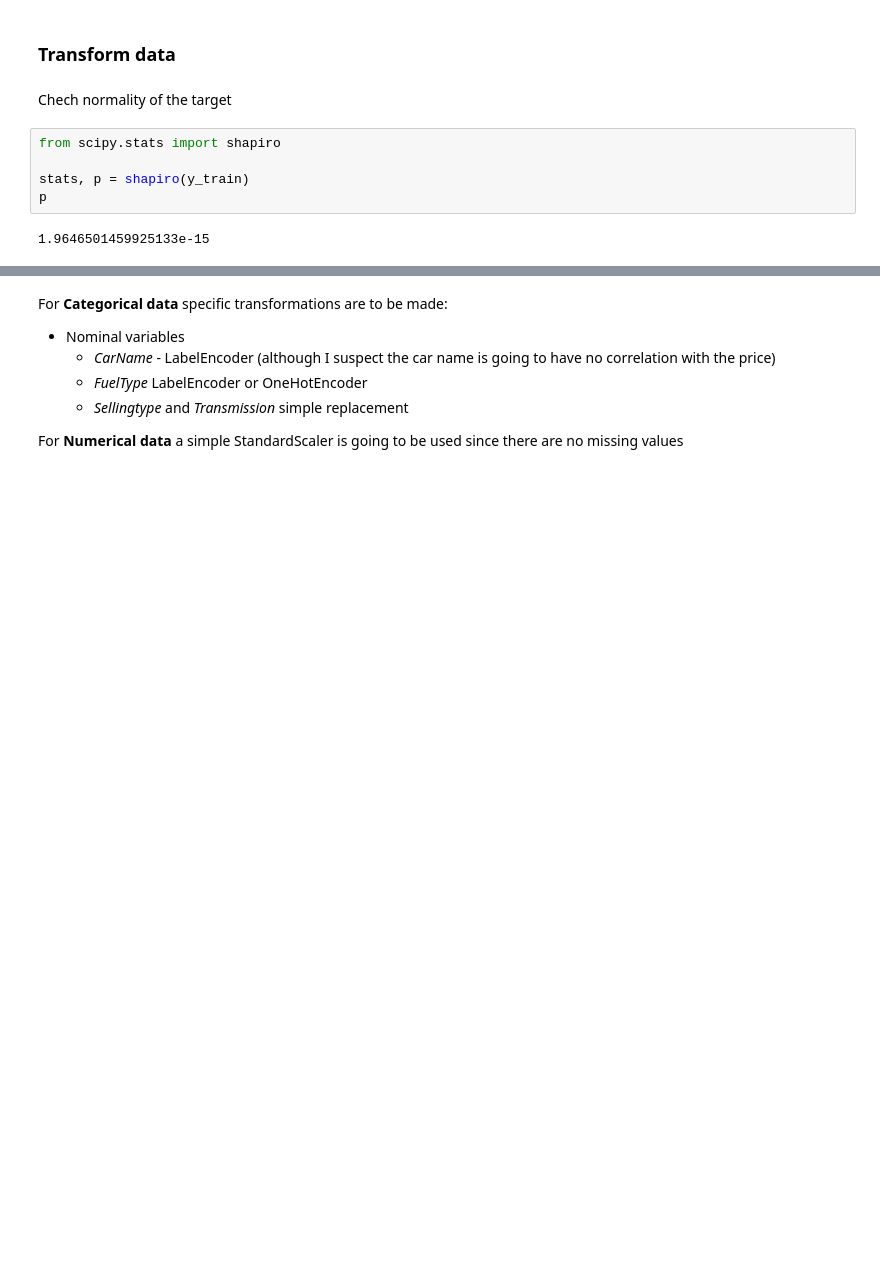
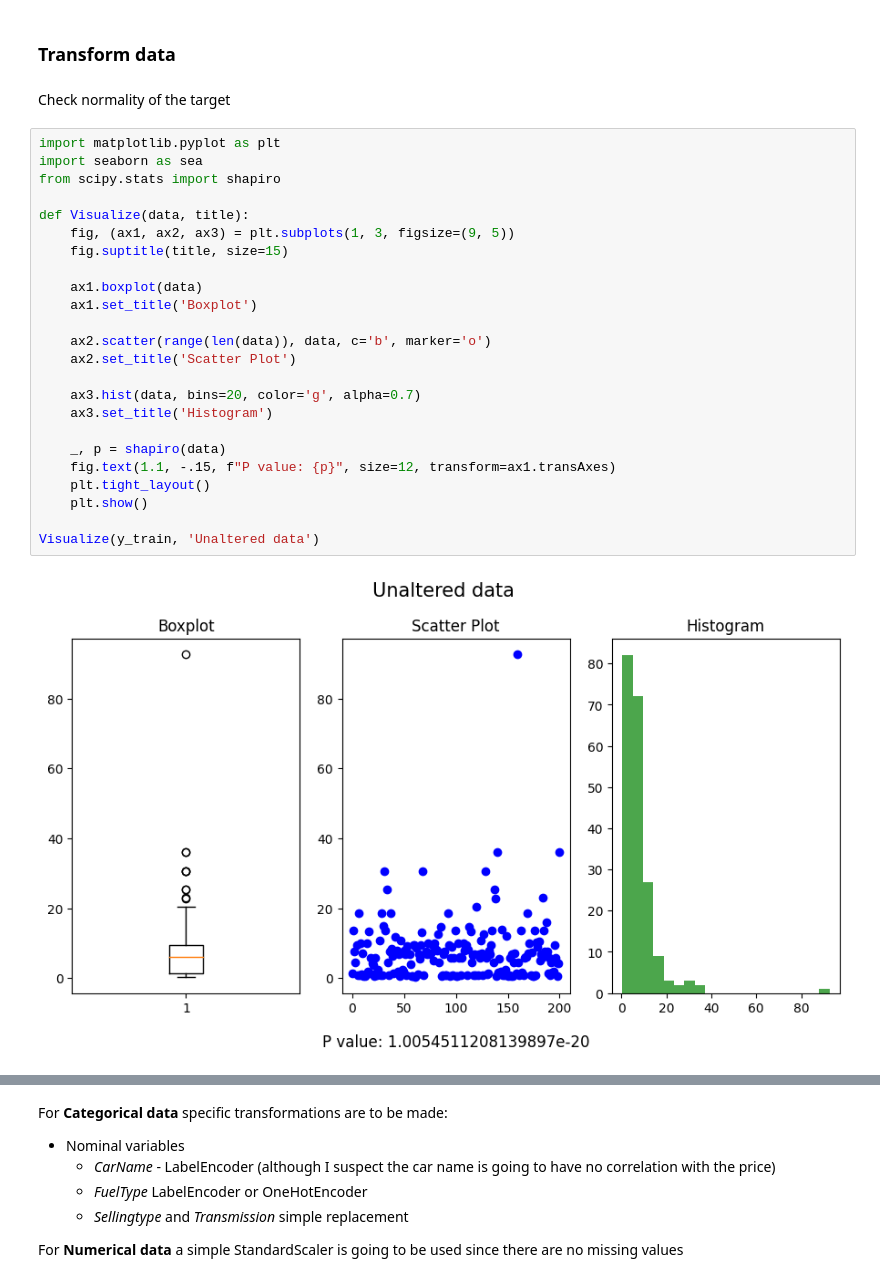
Before and after one commit to esolanoo/Car-Prices-Prediction, a Jupyter notebook: Car Price Prediction.ipynb, the cells around one changed output, grey strips where cells are left out. Drawn from its saved outputs; the diff is of its cells as text; blank space fills up the shorter version.

```diff
--- a/Car Price Prediction.ipynb
+++ b/Car Price Prediction.ipynb
@@ -95,12 +95,31 @@ X_train.sample(3)
 # %% [markdown]
 ### Transform data
 # %% [markdown]
-Chech normality of the target
+Check normality of the target
-# %%
-from scipy.stats import shapiro
-
-stats, p = shapiro(y_train)
-p
-# %% [output]
-1.9646501459925133e-15
+# %%
+import matplotlib.pyplot as plt
+import seaborn as sea
+from scipy.stats import shapiro
+
+def Visualize(data, title):
+    fig, (ax1, ax2, ax3) = plt.subplots(1, 3, figsize=(9, 5))
+    fig.suptitle(title, size=15)
+
+    ax1.boxplot(data)
+    ax1.set_title('Boxplot')
+
+    ax2.scatter(range(len(data)), data, c='b', marker='o')
+    ax2.set_title('Scatter Plot')
+
+    ax3.hist(data, bins=20, color='g', alpha=0.7)
+    ax3.set_title('Histogram')
+
+    _, p = shapiro(data)
+    fig.text(1.1, -.15, f"P value: {p}", size=12, transform=ax1.transAxes)
+    plt.tight_layout()
+    plt.show()
+
+Visualize(y_train, 'Unaltered data')
+# %% [output]
+[figure, added]
 # %% [markdown]
```
Also changed, not shown: parts of 15 cells of this notebook.
